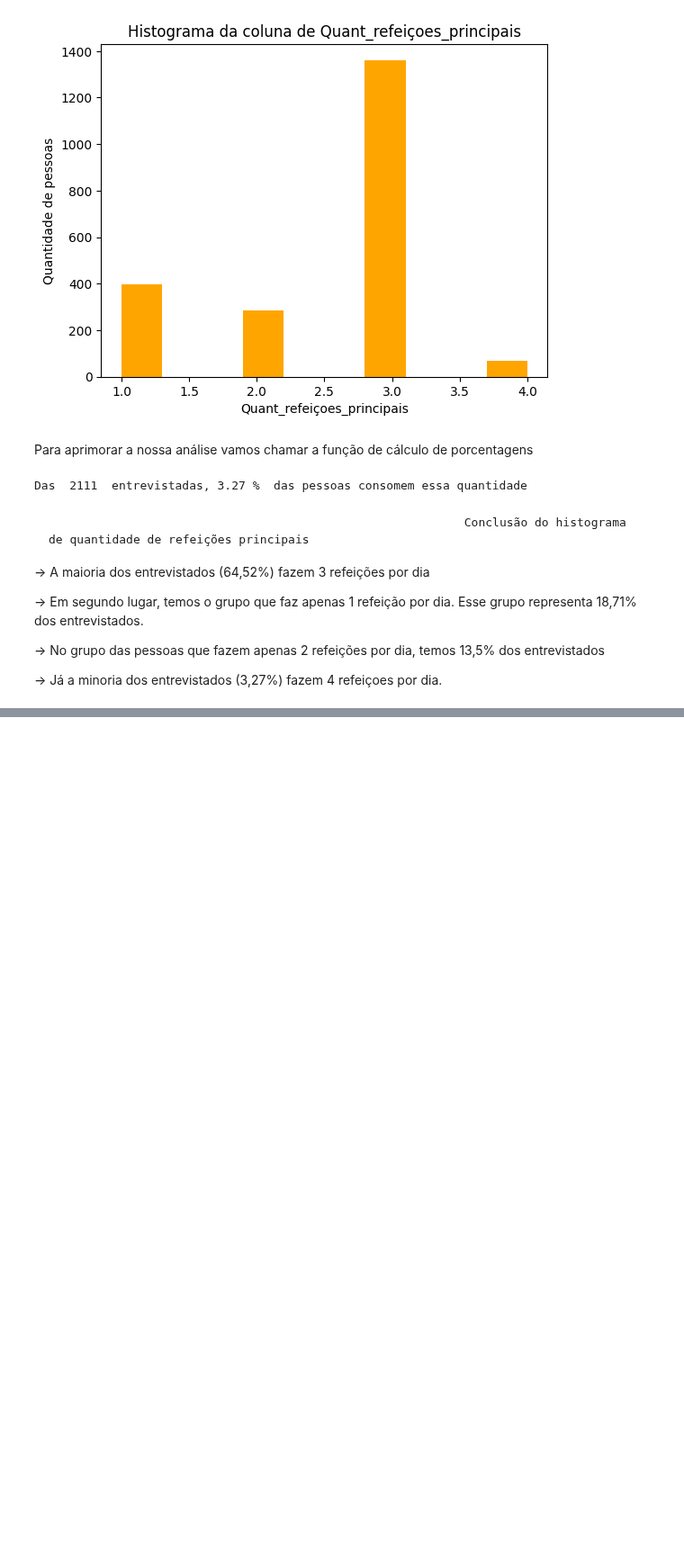
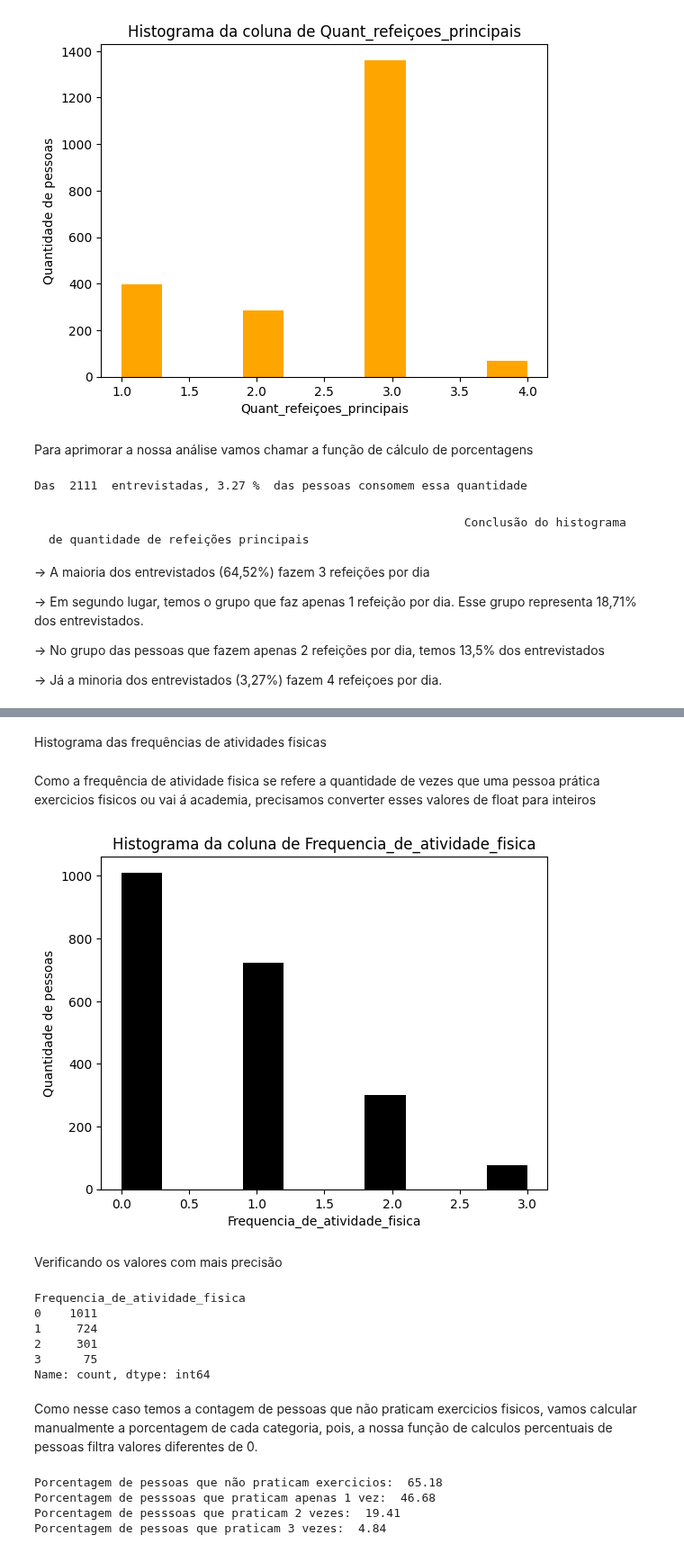
Before and after one commit to caikedomingues/Analise-de-dados-sobre-obesidade, a Jupyter notebook: Analise_Obesidade.ipynb, the cells around one changed output, grey strips where cells are left out. Shown at 90% size. Saved outputs shown, nothing was run; the diff lists cells and outputs as text; code cells hidden in the pictures; blank space fills up the shorter version.

```diff
--- a/Analise_Obesidade.ipynb
+++ b/Analise_Obesidade.ipynb
@@ -846,0 +893,5 @@ Esse grupo representa 18,71% dos entrevistados.
+# %% [markdown]
+Histograma das frequências de atividades fisicas
+# %% [markdown]
+Como a frequência de atividade fisica se refere a quantidade de vezes que uma
+pessoa prática exercicios fisicos ou vai á academia, precisamos converter esses valores de float para inteiros
@@ -846,0 +902,42 @@ Esse grupo representa 18,71% dos entrevistados.
+# %%
+criar_histograma('Frequencia_de_atividade_fisica','black')
+# %% [output]
+[figure, added]
+# %% [markdown]
+Verificando os valores com mais precisão
+# %%
+colunas_numericas['Frequencia_de_atividade_fisica'].value_counts()
+# %% [output]
+Frequencia_de_atividade_fisica
+0    1011
+1     724
+2     301
+3      75
+Name: count, dtype: int64
+# %% [markdown]
+Como nesse caso temos a contagem de pessoas que não praticam exercicios fisicos, vamos calcular manualmente a porcentagem de cada categoria, pois,
+a nossa função de calculos percentuais de pessoas filtra valores diferentes
+de 0.
+# %%
+total_pessoas = colunas_numericas['Frequencia_de_atividade_fisica'].sum()
+
+nao_praticam_exercicio = (1011 / total_pessoas) * 100
+
+praticam_1_vez = (724 / total_pessoas) * 100
+
+praticam_2_vezes = (301 / total_pessoas) * 100
+
+praticam_3_vezes = (75 / total_pessoas) * 100
+
+print('Porcentagem de pessoas que não praticam exercicios: ', round(nao_praticam_exercicio,2))
+
+print('Porcentagem de pesssoas que praticam apenas 1 vez: ', round(praticam_1_vez, 2))
+
+print('Porcentagem de pesssoas que praticam 2 vezes: ', round(praticam_2_vezes, 2))
+
+print('Porcentagem de pessoas que praticam 3 vezes: ', round(praticam_3_vezes, 2))
+# %% [output]
+Porcentagem de pessoas que não praticam exercicios:  65.18
+Porcentagem de pesssoas que praticam apenas 1 vez:  46.68
+Porcentagem de pesssoas que praticam 2 vezes:  19.41
+Porcentagem de pessoas que praticam 3 vezes:  4.84
```
Also changed, not shown: parts of 16 cells of this notebook.
